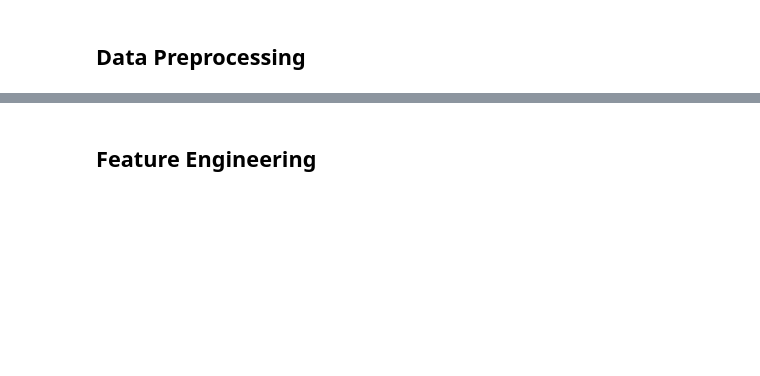
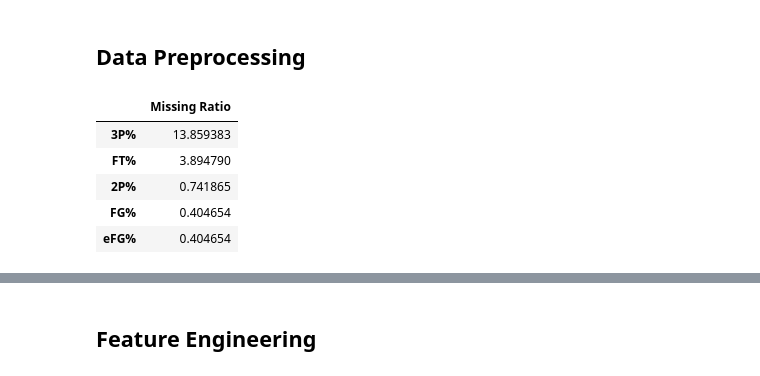
Before and after one commit to claykindiger/DSCI303FinalProject, a Jupyter notebook: Exercise4ForProject.ipynb, the cells around one changed output, grey strips where cells are left out. Saved outputs shown, nothing was run; the diff lists cells and outputs as text; code cells hidden in the pictures; blank space fills up the shorter version.

```diff
--- a/Exercise4ForProject.ipynb
+++ b/Exercise4ForProject.ipynb
@@ -409,2 +406,15 @@ There is 0 strongly correlated values with DPOY:
 # %% [markdown]
 ## Data Preprocessing
+# %%
+#check for missing data
+df_na = (players_team.isnull().sum() / len(players_team)) * 100
+df_na = df_na.drop(df_na[df_na == 0].index).sort_values(ascending=False)[:30]
+missing_data = pd.DataFrame({'Missing Ratio' :df_na})
+missing_data.head(20)
+# %% [output]
+|  | Missing Ratio |
+| 3P% | 13.859383 |
+| FT% | 3.894790 |
+| 2P% | 0.741865 |
+| FG% | 0.404654 |
+| eFG% | 0.404654 |
```
Also changed, not shown: parts of 24 cells of this notebook.
